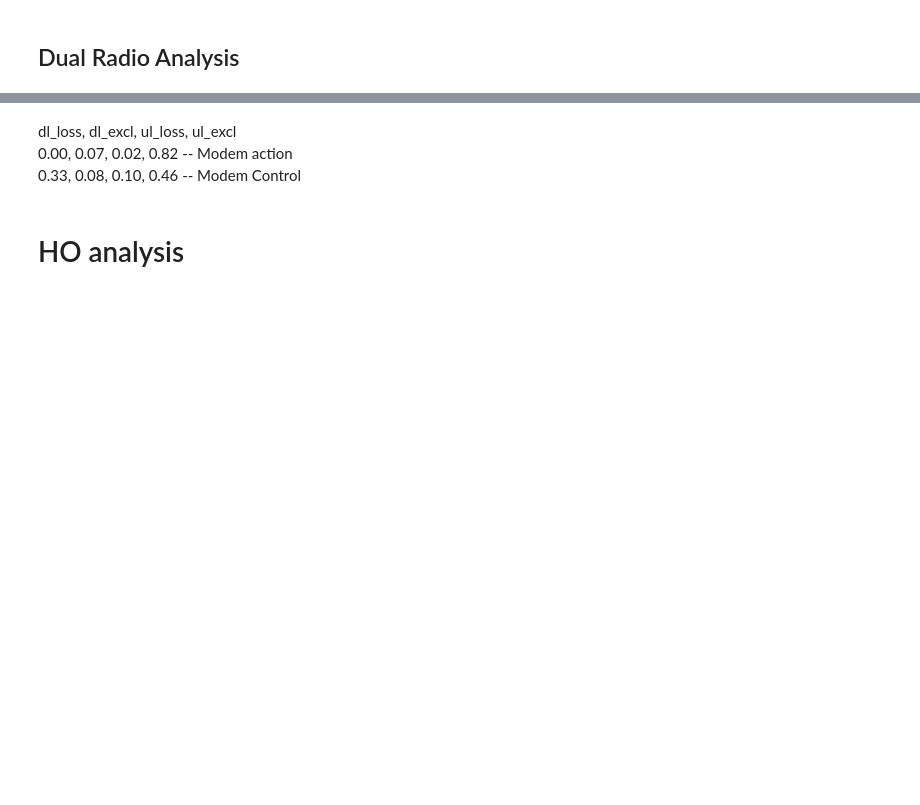
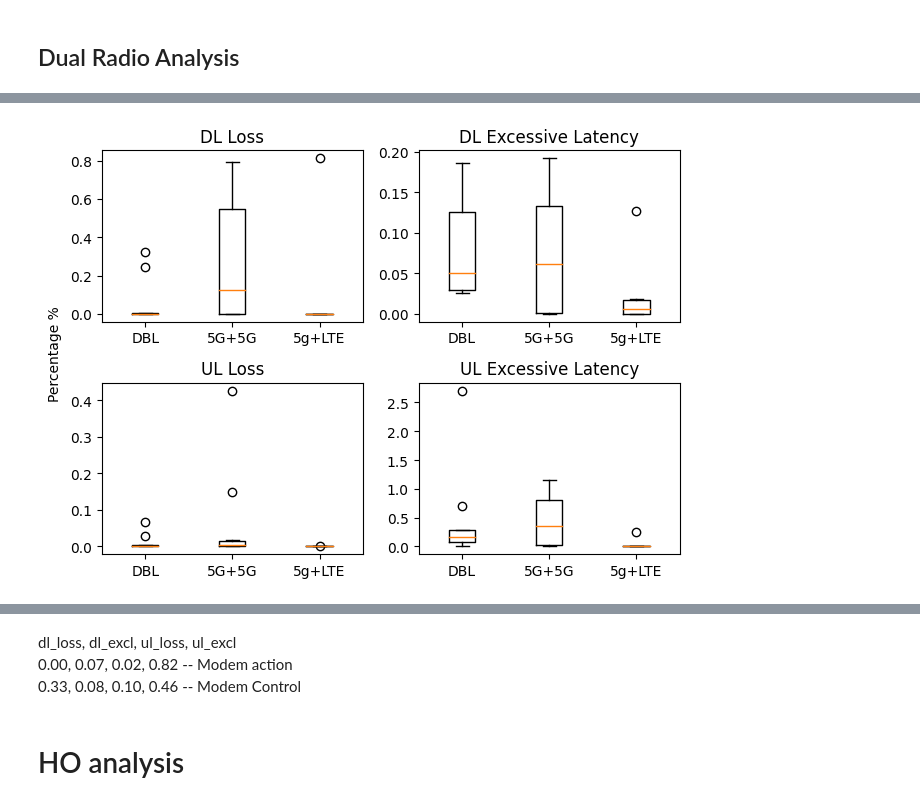
Before and after one commit to chihyangchen/ntu-experiments, a Jupyter notebook: sheng-ru/analysis/modem_action_analysis.ipynb, the cells around one changed output, grey strips where cells are left out. Drawn from its saved outputs; the diff is of its cells as text; code cells hidden in the pictures; blank space fills up the shorter version.

```diff
--- a/sheng-ru/analysis/modem_action_analysis.ipynb
+++ b/sheng-ru/analysis/modem_action_analysis.ipynb
@@ -503,7 +490,9 @@ def count_loss_excl_rate_dual(file_path1, file_path2):
 # This place give a XXXX-XX-XX.md file and find the experiment directory path
 # and the corresponding band settings. It will be presented by a list of special
 # instance EXPERIMENTs.
-md_files = ['/home/wmnlab/D/database/2023-08-29/2023-08-29.md', '/home/wmnlab/D/database/2023-09-12_1/2023-09-12.md']
+md_files = ['/home/wmnlab/D/database/2023-08-29/2023-08-29.md',
+            '/home/wmnlab/D/database/2023-09-12_1/2023-09-12.md',
+            '/home/wmnlab/D/database/2023-09-22/2023-09-22.md']
 EXPs = []
 
 for md_file_path in md_files:
@@ -729,2 +791,39 @@ for EXP in EXPs:
+# %%
+# Box plot of performance.
+
+fig, axes = plt.subplots(2,2)
+dl_loss_boxes, dl_excl_boxes = [], []
+ul_loss_boxes, ul_excl_boxes = [], []
+labels = ['DBL', '5G+5G', '5g+LTE']
+
+for d in [action_group, control_group, control_group2]:
+
+    dl_loss_box = [value*100 for value in d['dl_loss'] ]
+    dl_excl_box = [value*100 for value in d['dl_excl'] ]
+    ul_loss_box = [value*100 for value in d['ul_loss'] ]
+    ul_excl_box = [value*100 for value in d['ul_excl'] ]
+
+    dl_loss_boxes.append(dl_loss_box)
+    dl_excl_boxes.append(dl_excl_box)
+    ul_loss_boxes.append(ul_loss_box)
+    ul_excl_boxes.append(ul_excl_box)
+
+
+axes[0][0].boxplot(dl_loss_boxes, labels=labels)
+axes[0][0].set_title('DL Loss')
+axes[0][1].boxplot(dl_excl_boxes, labels=labels)
+axes[0][1].set_title('DL Excessive Latency')
+axes[1][0].boxplot(ul_loss_boxes, labels=labels)
+axes[1][0].set_title('UL Loss')
+axes[1][1].boxplot(ul_excl_boxes, labels=labels)
+axes[1][1].set_title('UL Excessive Latency')
+
+# fig.text(0.5, 0.0, 'common xlabel', ha='center', va='center', fontsize=16)
+fig.text(0.0, 0.5, 'Percentage %', ha='center', va='center', rotation='vertical')
+
+plt.tight_layout()
+plt.show()
+# %% [output]
+[figure, added]
 # %%
 # comb_metric_dicts
```
Also changed, not shown: parts of 13 cells of this notebook, 3 other files.
